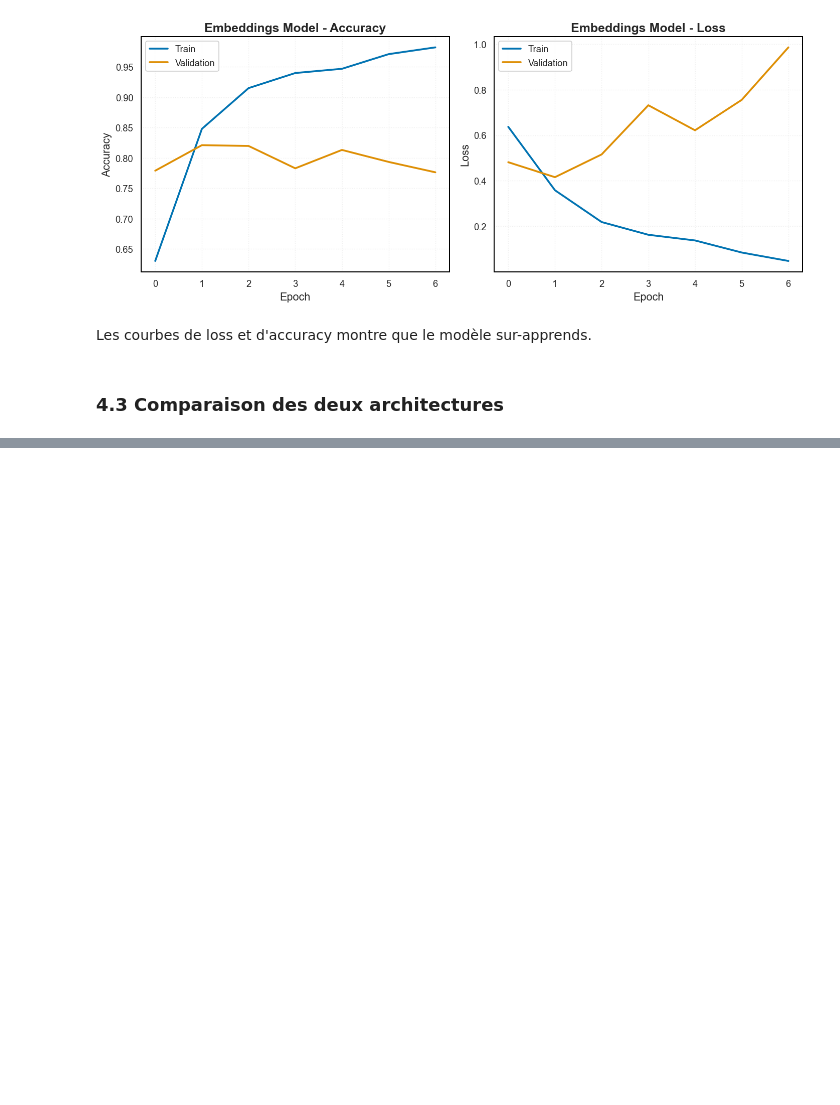
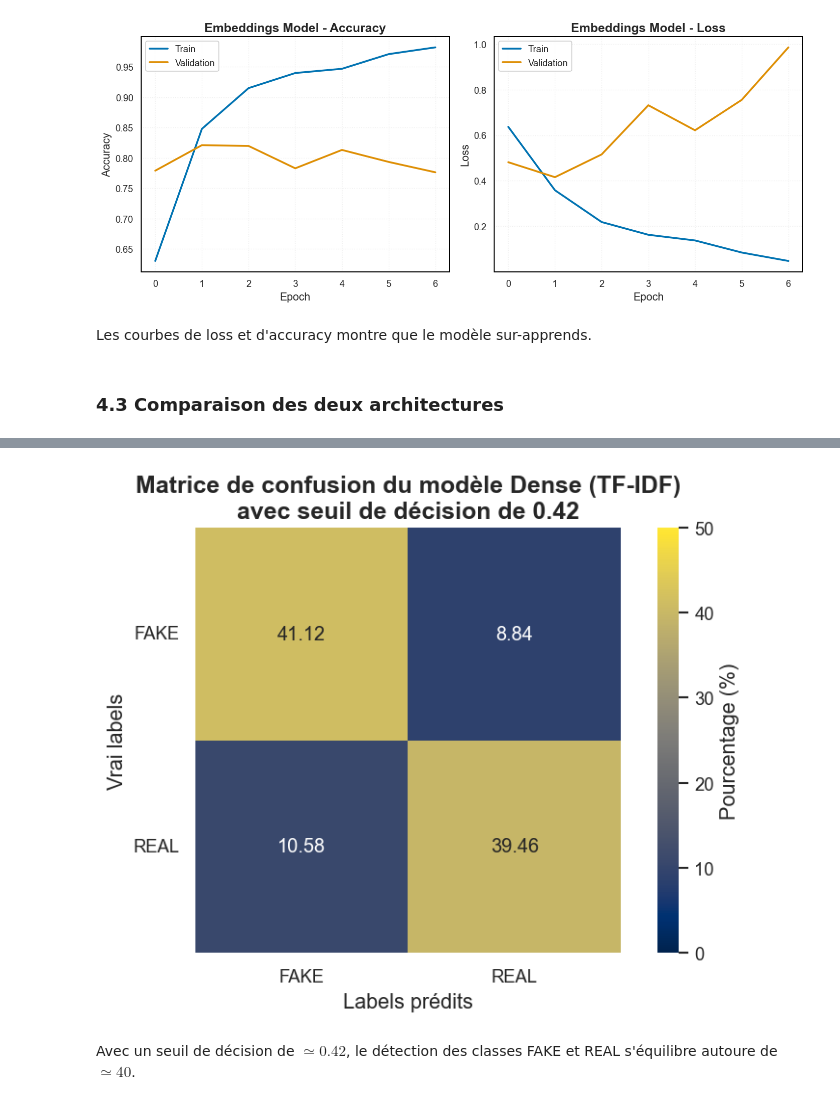
Before and after one commit to DamienDESSAUX-M2i/DESSAUX_Damien_ECF4, a Jupyter notebook: notebook/ecf_fake_news.ipynb, the cells around one changed output, grey strips where cells are left out. Drawn from its saved outputs; the diff is of its cells as text; code cells hidden in the pictures; blank space fills up the shorter version.

```diff
--- a/notebook/ecf_fake_news.ipynb
+++ b/notebook/ecf_fake_news.ipynb
@@ -1019,0 +1224,40 @@ Les courbes de loss et d'accuracy montre que le modèle sur-apprends.
+# %%
+predict_dense_optimal_threshold = predict_with_timing(
+    model_dense, texts_test_vectorized, labels_test, threshold=optimal_threshold
+)
+labels_pred_dense_optimal_threshold = predict_dense_optimal_threshold["y_pred"]
+
+cm_optimal_threshold = confusion_matrix(
+    labels_test, labels_pred_dense_optimal_threshold
+)
+cm_percent_optimal_threshold = (
+    cm_optimal_threshold / cm_optimal_threshold.sum().sum() * 100
+)
+
+plt.figure(figsize=(7, 5))
+
+sns.heatmap(
+    cm_percent_optimal_threshold,
+    annot=True,
+    fmt=".2f",
+    cmap="cividis",
+    square=True,
+    vmin=0,
+    vmax=50,
+    cbar_kws={"label": "Pourcentage (%)"},
+)
+
+plt.xlabel("Labels prédits")
+plt.xticks(np.arange(0.5, 2.5, 1), labels_names, rotation=0)
+plt.ylabel("Vrai labels")
+plt.yticks(np.arange(0.5, 2.5, 1), labels_names, rotation=0)
+plt.title(
+    f"Matrice de confusion du modèle Dense (TF-IDF)\navec seuil de décision de {optimal_threshold:.2f}"
+)
+
+plt.tight_layout()
+plt.savefig(
+    (FIGURE_DIR / "09_confusion_matrix_model_dense_optimal_threshold").as_posix()
+)
+plt.show()
+# %% [output]
@@ -1019,0 +1265,3 @@ Les courbes de loss et d'accuracy montre que le modèle sur-apprends.
+[figure, added]
+# %% [markdown]
+Avec un seuil de décision de $\simeq 0.42$, le détection des classes FAKE et REAL s'équilibre autoure de $\simeq 40%$.
```
Also changed, not shown: parts of 27 cells of this notebook, 11 other files.
